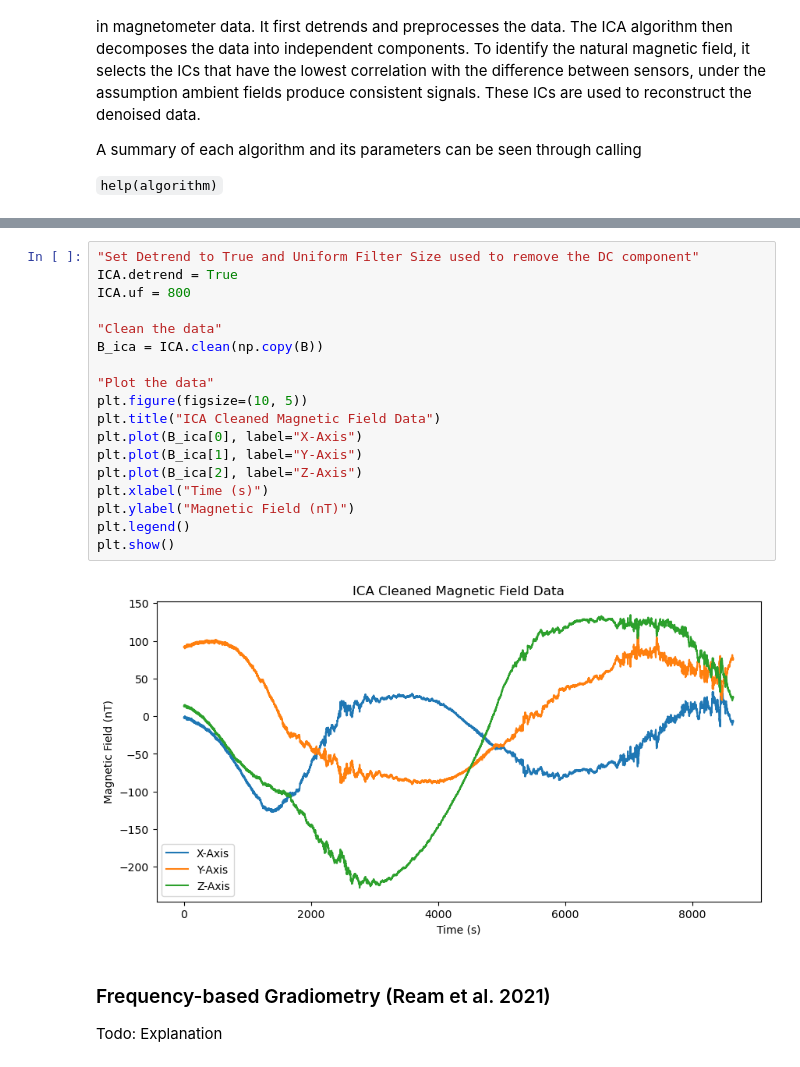
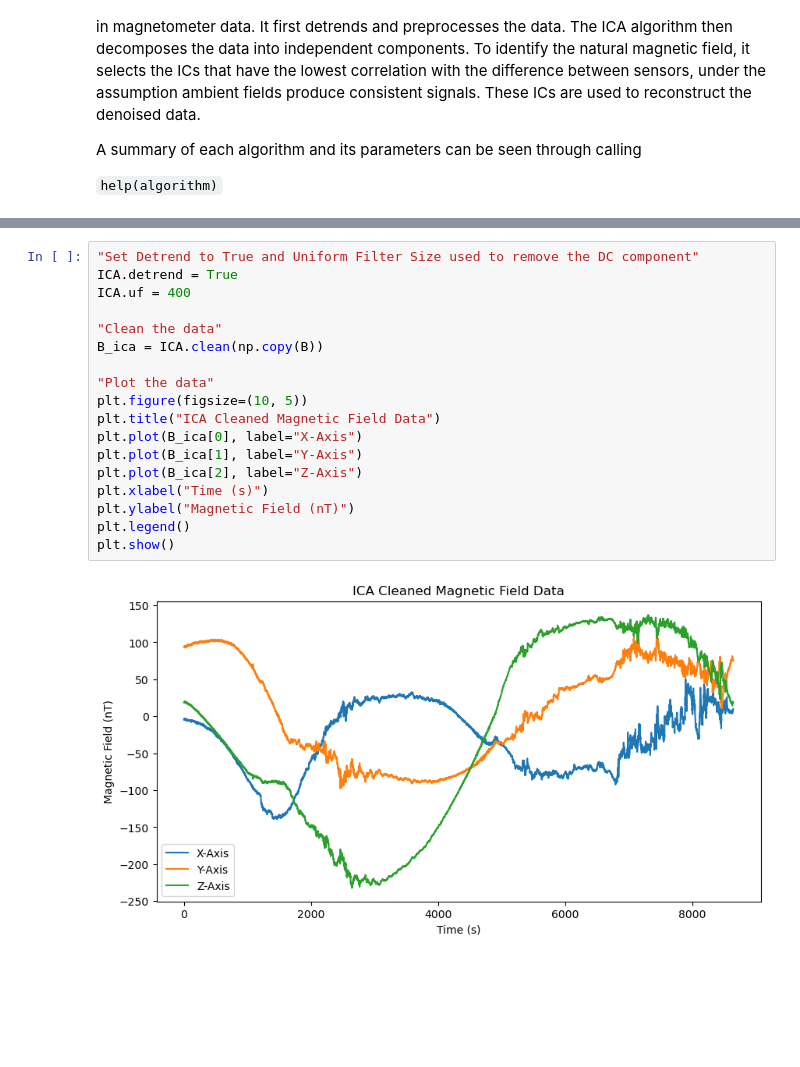
Before and after one commit to aphoffmann/MAGPRIME, a Jupyter notebook: magprime/examples/tutorial.ipynb, the cells around one changed output, grey strips where cells are left out. Saved outputs shown, nothing was run; the diff lists cells and outputs as text; blank space fills up the shorter version.

```diff
--- a/magprime/examples/tutorial.ipynb
+++ b/magprime/examples/tutorial.ipynb
@@ -115,23 +109,20 @@ FILE
 # %%
 "Set Detrend to True and Uniform Filter Size used to remove the DC component"
 ICA.detrend = True
-ICA.uf = 800
+ICA.uf = 400
 
 "Clean the data"
 B_ica = ICA.clean(np.copy(B))
 
 "Plot the data"
 plt.figure(figsize=(10, 5))
 plt.title("ICA Cleaned Magnetic Field Data")
 plt.plot(B_ica[0], label="X-Axis")
 plt.plot(B_ica[1], label="Y-Axis")
 plt.plot(B_ica[2], label="Z-Axis")
 plt.xlabel("Time (s)")
 plt.ylabel("Magnetic Field (nT)")
 plt.legend()
 plt.show()
 # %% [output]
-[figure, old version]
+[figure, new version]
-# %% [markdown]
-### Frequency-based Gradiometry (Ream et al. 2021)
-Todo: Explanation
```
Also changed, not shown: parts of 26 cells of this notebook, 1 other file.
